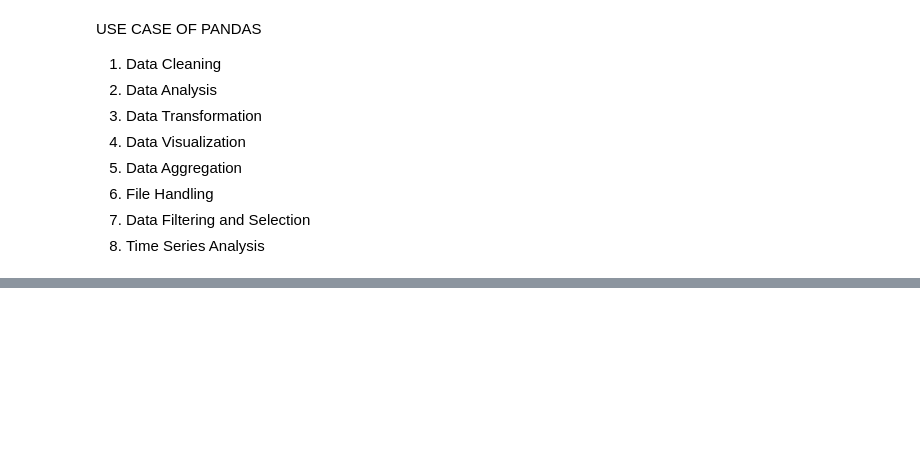
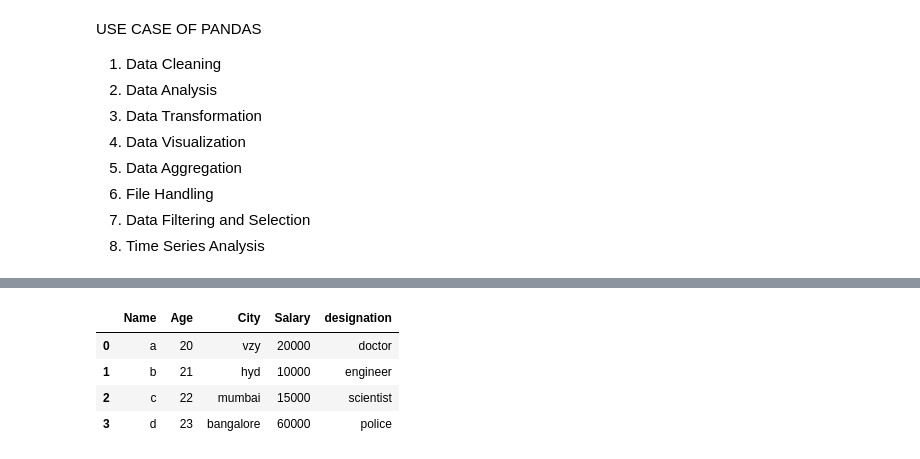
Before and after one commit to Balaji-Kondasani/ai_training, a Jupyter notebook: Week1/Day5/pandas.ipynb, the cells around one changed output, grey strips where cells are left out. Cells and saved outputs as stored; diff of their text form; code cells hidden in the pictures; blank space fills up the shorter version.

```diff
--- a/Week1/Day5/pandas.ipynb
+++ b/Week1/Day5/pandas.ipynb
@@ -44,0 +77,20 @@ DATAFRAMES
+# %%
+# creating a dataframe
+data = {
+    "Name":["a","b","c","d"],
+    "Age":[20,21,22,23],
+    "City":["vzy","hyd","mumbai","bangalore"],
+    "Salary":[20000,10000,15000,60000]
+}
+
+data2 = [
+    ["a",20,"vzy",20000],
+    ["b",21,"hyd",10000],
+    ["c",22,"mumbai",15000],
+    ["d",23,"bangalore",60000]
+]
+
+columns = ["Name","Age","City","Salary"]
+
+df2 = pd.DataFrame(data2,columns=columns)
+print(df2)
@@ -44,0 +164,10 @@ DATAFRAMES
+# %%
+# Adding a column
+df2["designation"]=["doctor","engineer","scientist","police"]
+df2
+# %% [output]
+|  | Name | Age | City | Salary | designation |
+| 0 | a | 20 | vzy | 20000 | doctor |
+| 1 | b | 21 | hyd | 10000 | engineer |
+| 2 | c | 22 | mumbai | 15000 | scientist |
+| 3 | d | 23 | bangalore | 60000 | police |
```
Also changed, not shown: parts of 40 cells of this notebook, 6 other files.
